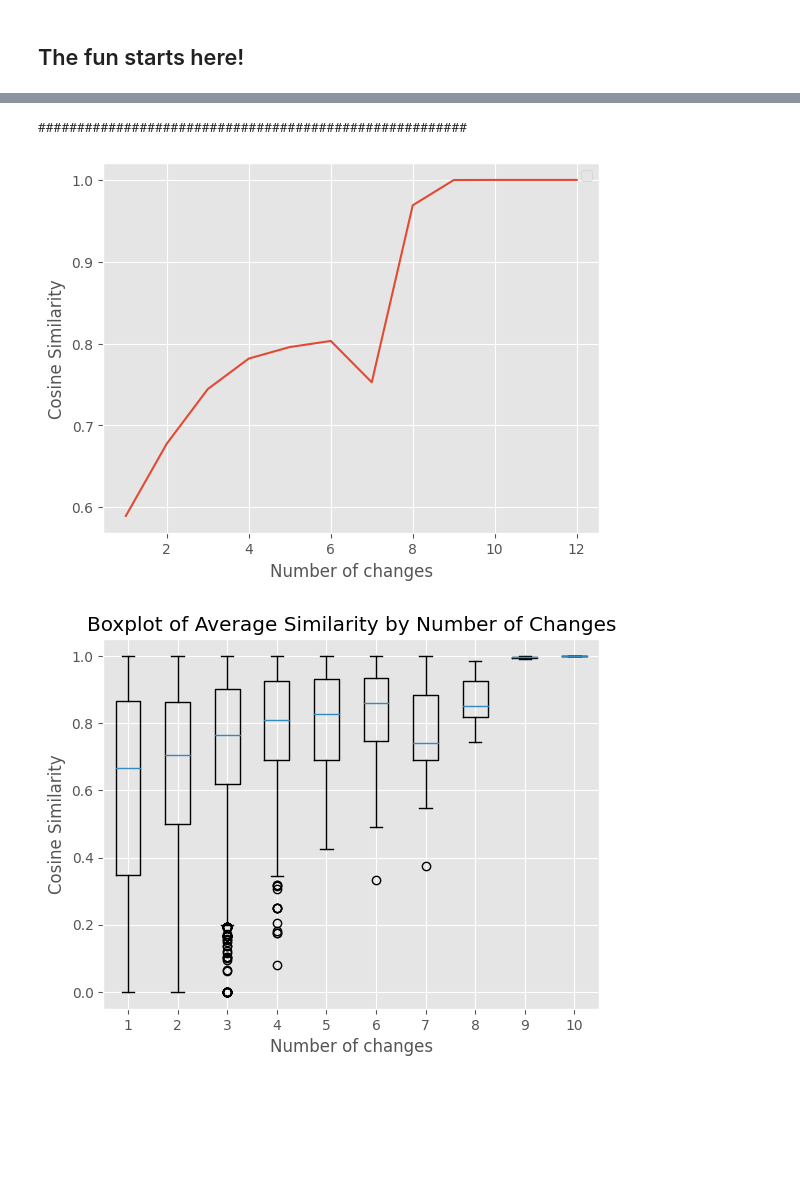
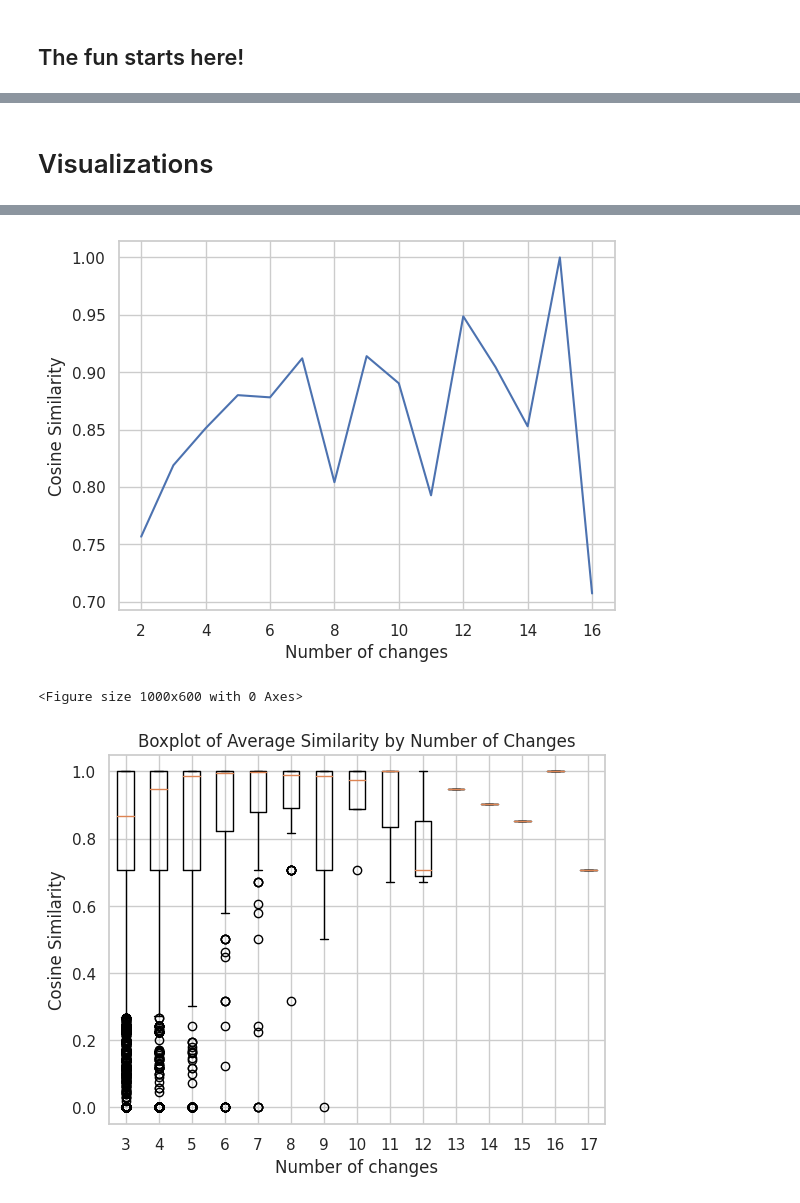
Before and after one commit to MarciaFG/scimobility, a Jupyter notebook: transformation_index_for_2007_2022.ipynb, the cells around one changed output, grey strips where cells are left out. Cells and saved outputs as stored; diff of their text form; code cells hidden in the pictures; blank space fills up the shorter version.

```diff
--- a/transformation_index_for_2007_2022.ipynb
+++ b/transformation_index_for_2007_2022.ipynb
@@ -584,20 +553,0 @@ print(similarity_df.head(20))
-# %%
-# Convert the cosine similarities dictionary to a list of dictionaries
-similarity_data = []
-
-for researcher, similarities in cosine_similarities.items():
-    for time1, time2, sim in similarities:
-        similarity_data.append({
-            'researcher_idx': researcher,
-            'researcher_id': auIDX_to_auId[researcher],  # Add the real researcher_id
-            'time1': time1,
-            'time2': time2,
-            'cosine_similarity': sim
-        })
-
-# Create a DataFrame from the list of dictionaries
-similarity_df = pd.DataFrame(similarity_data)
-
-# Display the DataFrame
-print(similarity_df)
-print(similarity_df.describe())
@@ -661,18 +777,27 @@ Warning: total number of rows (149421) exceeds max_rows (20000). Falling back to
+# %% [markdown]
+# Visualizations
 # %%
 # group by 'num_changes' and calculate the mean of 'average_similarity' column
-summary_stats_change = similarity_df.groupby('num_changes')['cosine_similarity'].agg(['mean', 'count']).reset_index()
-summary_stats_change.columns = [ 'num_changes', 'average_similarity', 'num_researchers']
+summary_stats_change = similarity_df.groupby('time2')['cosine_similarity'].agg(['mean', 'count']).reset_index()
+summary_stats_change.columns = ['num_changes', 'average_similarity', 'num_researchers']
 
 fig, ax = plt.subplots()
-ax.plot(summary_stats_change['num_changes'] + 1, summary_stats_change['average_similarity'])
+sns.set(style="whitegrid")
+plt.figure(figsize=(10, 6))
+
+ax.plot(summary_stats_change['num_changes'], summary_stats_change['average_similarity'])
 ax.set_xlabel('Number of changes')
 ax.set_ylabel('Cosine Similarity')
 # ax.legend(loc='best')
 
+print(summary_stats_change.head(15))
 
 # create the boxplot
+# create the boxplot
 fig, ax = plt.subplots()
-ax.boxplot(summary_stats.groupby('num_changes')['average_similarity'].apply(list))
+data_to_plot = [similarity_df[similarity_df['time2'] == x]['cosine_similarity'].tolist() for x in summary_stats_change['num_changes']]
+ax.boxplot(data_to_plot)
+ax.set_xticklabels(summary_stats_change['num_changes'].values + 1)
 ax.set_xlabel('Number of changes')
 ax.set_ylabel('Cosine Similarity')
 ax.set_title('Boxplot of Average Similarity by Number of Changes')
@@ -683,3 +823,3 @@ WARNING:matplotlib.legend:No artists with labels found to put in legend.  Note t
+[figure, new version]
-#######################################################
+<Figure size 1000x600 with 0 Axes>
-[figure, old version]
-[figure, old version]
+[figure, new version]
```
Also changed, not shown: parts of 34 cells of this notebook.
